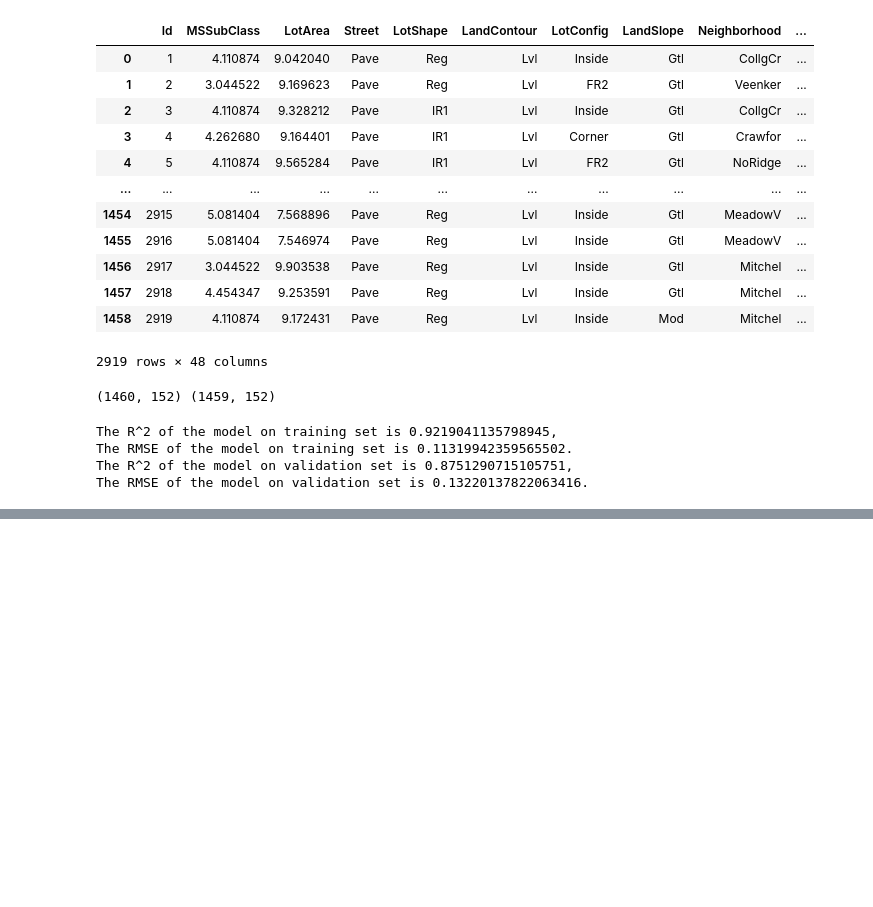
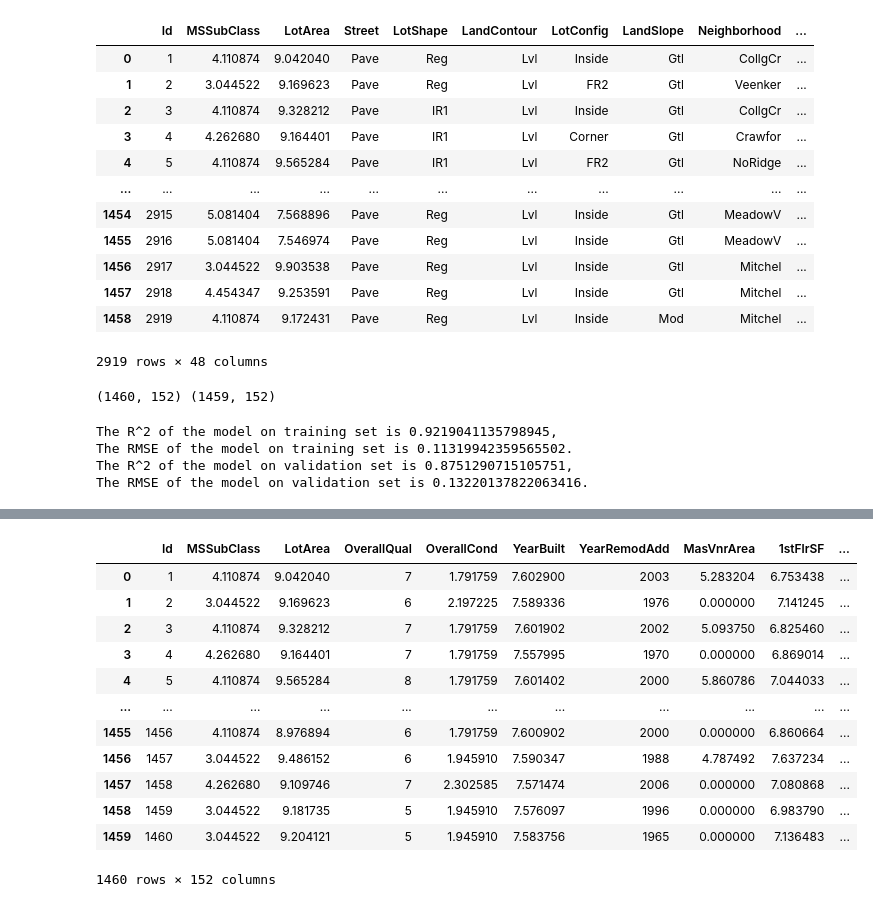
Before and after one commit to MungTsz/MATH3836-data_mining, a Jupyter notebook: property.ipynb, the cells around one changed output, grey strips where cells are left out. Cells and saved outputs as stored; diff of their text form; code cells hidden in the pictures; blank space fills up the shorter version.

```diff
--- a/property.ipynb
+++ b/property.ipynb
@@ -263,0 +278,16 @@ pd.DataFrame({"Id":df_test.Id, "SalePrice":np.expm1(linreg.predict(X_test))}).to
+# %%
+df_train
+# %% [output]
+|  | Id | MSSubClass | LotArea | OverallQual | OverallCond | YearBuilt | YearRemodAdd | MasVnrArea | 1stFlrSF | ... |
+| 0 | 1 | 4.110874 | 9.042040 | 7 | 1.791759 | 7.602900 | 2003 | 5.283204 | 6.753438 | ... |
+| 1 | 2 | 3.044522 | 9.169623 | 6 | 2.197225 | 7.589336 | 1976 | 0.000000 | 7.141245 | ... |
+| 2 | 3 | 4.110874 | 9.328212 | 7 | 1.791759 | 7.601902 | 2002 | 5.093750 | 6.825460 | ... |
+| 3 | 4 | 4.262680 | 9.164401 | 7 | 1.791759 | 7.557995 | 1970 | 0.000000 | 6.869014 | ... |
+| 4 | 5 | 4.110874 | 9.565284 | 8 | 1.791759 | 7.601402 | 2000 | 5.860786 | 7.044033 | ... |
+| ... | ... | ... | ... | ... | ... | ... | ... | ... | ... | ... |
+| 1455 | 1456 | 4.110874 | 8.976894 | 6 | 1.791759 | 7.600902 | 2000 | 0.000000 | 6.860664 | ... |
+| 1456 | 1457 | 3.044522 | 9.486152 | 6 | 1.945910 | 7.590347 | 1988 | 4.787492 | 7.637234 | ... |
+| 1457 | 1458 | 4.262680 | 9.109746 | 7 | 2.302585 | 7.571474 | 2006 | 0.000000 | 7.080868 | ... |
+| 1458 | 1459 | 3.044522 | 9.181735 | 5 | 1.945910 | 7.576097 | 1996 | 0.000000 | 6.983790 | ... |
+| 1459 | 1460 | 3.044522 | 9.204121 | 5 | 1.945910 | 7.583756 | 1965 | 0.000000 | 7.136483 | ... |
+1460 rows × 152 columns
```
Also changed, not shown: parts of 16 cells of this notebook.
